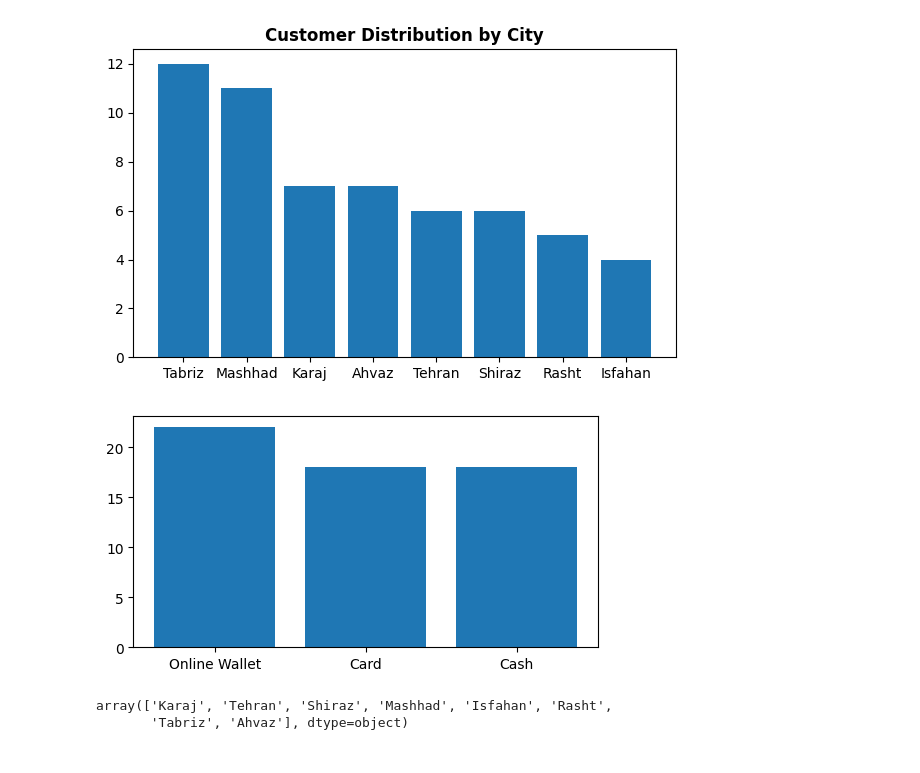
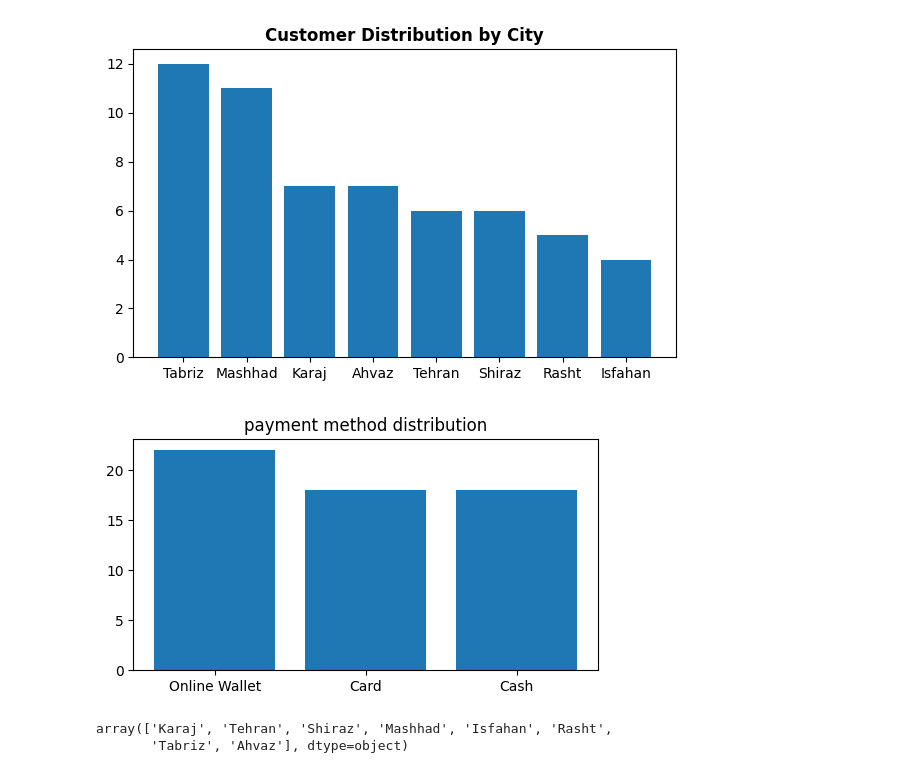
Before and after one commit to Fatemenamdar20/project-01-data-cleaning-fatemenamdarlo, a Jupyter notebook: data_cleaning.ipynb, the cells around one changed output. Cells and saved outputs as stored; diff of their text form; code cells hidden in the pictures.

```diff
--- a/data_cleaning.ipynb
+++ b/data_cleaning.ipynb
@@ -100,7 +100,8 @@ df[df["total_spending"].isna()]
 |  | customer_id | first_name | gender | age | city | province | signup_date | membership_tier | ... |
 | 39 | 1040 | Amir | F | 65.0 | Tehran | Tehran | 2021-11-02 | Bronze | ... |
 # %%
-df["total_spending"] = df["total_spending"].fillna(1280.44)
+total_spending_na = df["total_spending"].isna()
+df.loc[total_spending_na, "total_spending"] = (df["purchase_count"] * df["avg_order_value"]).round(2)
 # %%
 df.dropna(inplace=True)
 # %%
@@ -269,4 +270,5 @@ plt.show()
 | 43 | 1044 | Mina | M | 64 | Shiraz | Fars | 2024-07-27 | Gold | ... |
 | 56 | 1057 | Maryam | M | 58 | Ahvaz | Khuzestan | 2024-06-11 | Bronze | ... |
 # %%
-df.loc[df["customer_id"] == 1030, "total_spending"] = 4079.14
+mask = df["customer_id"] == 1030
+df.loc[mask, "total_spending"] = (df["purchase_count"] * df["avg_order_value"]).round(2)
@@ -281,10 +297,11 @@ plt.show()
 # %%
 plt.figure(figsize=(6,3))
 p = df["payment_method"].value_counts()
+plt.title("payment method distribution")
 plt.bar(p.index, p)
 plt.show()
 # %% [output]
-[figure, old version]
+[figure, new version]
 # %%
 df["discount_used"] = df["discount_used"].map({"Yes":1, "No":0})
 # %%
```
Also changed, not shown: parts of 8 cells of this notebook, 1 other file.
